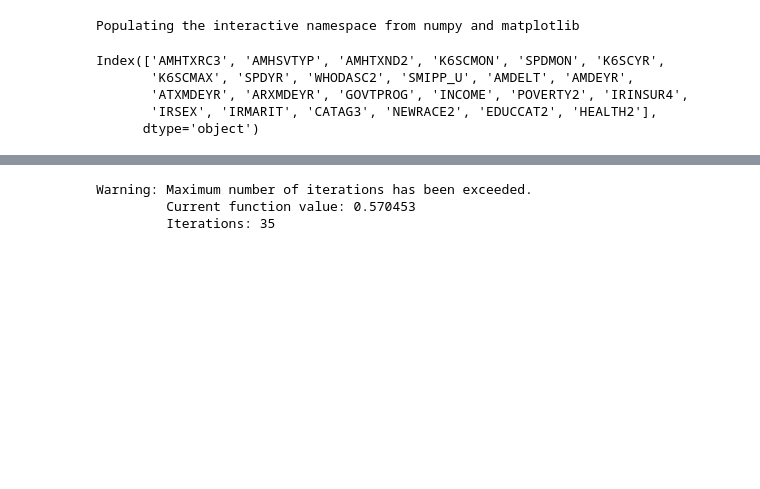
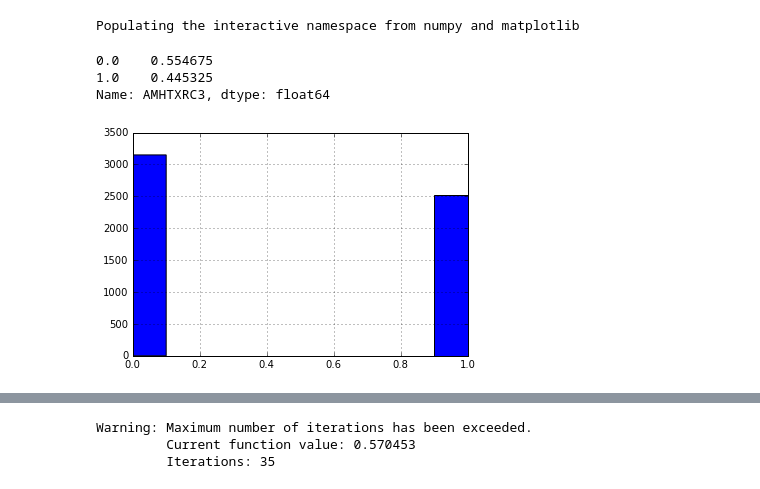
Before and after one commit to codyw826/Public-Projects, a Jupyter notebook: NSDUH Logistic Regression Models.ipynb, the cells around one changed output, grey strips where cells are left out. Cells and saved outputs as stored; diff of their text form; code cells hidden in the pictures; blank space fills up the shorter version.

```diff
--- a/NSDUH Logistic Regression Models.ipynb
+++ b/NSDUH Logistic Regression Models.ipynb
@@ -30,14 +30,14 @@ Mental_Diagnostics.IRSEX.replace(2,0,inplace=True)#1-male, 0-female
 mh_sample = Mental_Diagnostics[Mental_Diagnostics.SPDYR==1]
 #SPDYR = 1(subsample of 5696 adults) experienced psychological distress this past year
 #my logistic regression will apply to the population of adults who experienced severe psychological distress in the past year in the U.S.
-# %%
-mh_sample.columns
-# %% [output]
-Index(['AMHTXRC3', 'AMHSVTYP', 'AMHTXND2', 'K6SCMON', 'SPDMON', 'K6SCYR',
-       'K6SCMAX', 'SPDYR', 'WHODASC2', 'SMIPP_U', 'AMDELT', 'AMDEYR',
-       'ATXMDEYR', 'ARXMDEYR', 'GOVTPROG', 'INCOME', 'POVERTY2', 'IRINSUR4',
-       'IRSEX', 'IRMARIT', 'CATAG3', 'NEWRACE2', 'EDUCCAT2', 'HEALTH2'],
-      dtype='object')
+# %%
+mh_sample['AMHTXRC3'].hist()
+mh_sample['AMHTXRC3'].value_counts()/mh_sample['AMHTXRC3'].count()
+# %% [output]
+0.0    0.554675
+1.0    0.445325
+Name: AMHTXRC3, dtype: float64
+[figure, added]
 # %%
 dummy_ages = pd.get_dummies(mh_sample['CATAG3'],prefix='age') # 2:18-25, 3:26-34, 4:35-49, 5:50+
 dummy_marriage = pd.get_dummies(mh_sample['IRMARIT'],prefix='marriage') # 1-married, 2-widowed, 3-sep/div, 4-unmarried
```
Also changed, not shown: parts of 4 cells of this notebook.
